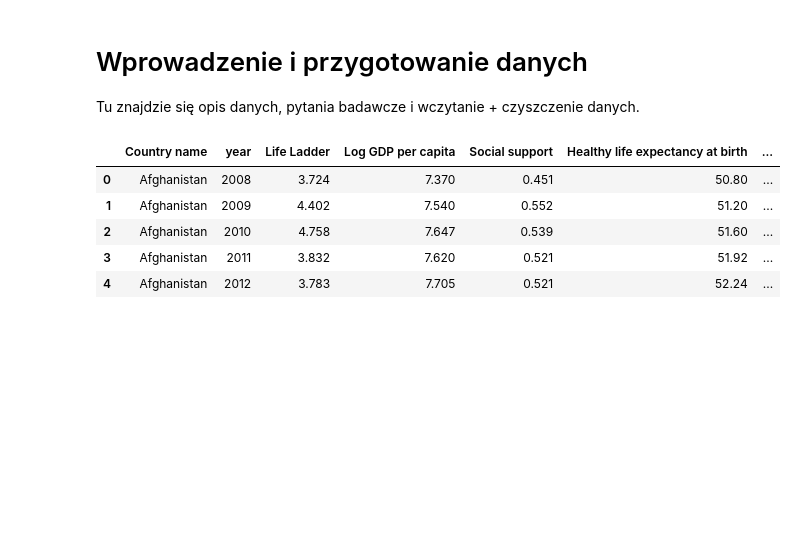
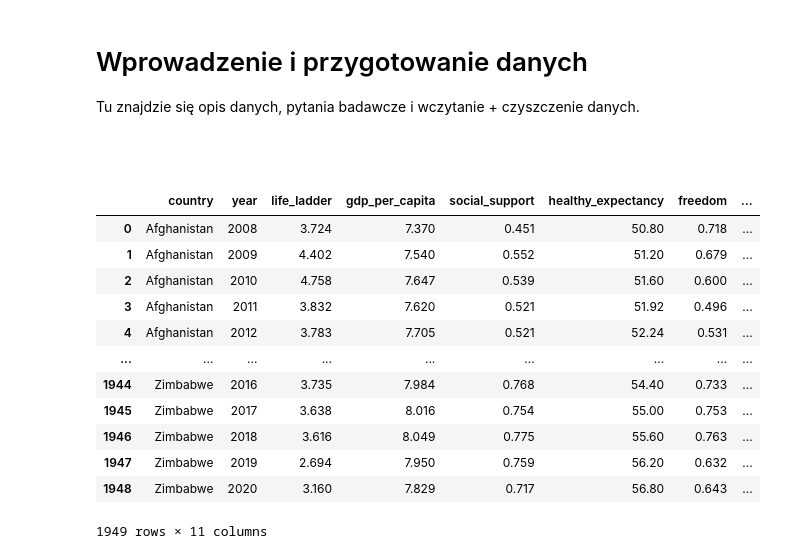
Before and after one commit to lukaszkortals/sad_proj, a Jupyter notebook: notebooks/01_wprowadzenie_i_czyszczenie.ipynb, the cells around one changed output. Cells and saved outputs as stored; diff of their text form; code cells hidden in the pictures; blank space fills up the shorter version.

Commit message:
- dodanie przetworzonego dataseta - wyszukanie brakujących wartośći - dodanie zarysu problemu badawczego

```diff
--- a/notebooks/01_wprowadzenie_i_czyszczenie.ipynb
+++ b/notebooks/01_wprowadzenie_i_czyszczenie.ipynb
@@ -2,18 +2,3 @@
 # Wprowadzenie i przygotowanie danych
 
 Tu znajdzie się opis danych, pytania badawcze i wczytanie + czyszczenie danych.
-# %%
-# Importy i wczytanie danych
-import pandas as pd
-import matplotlib.pyplot as plt
-import seaborn as sns
-
-df = pd.read_csv('../data/world-happiness-report.csv')
-df.head()
-# %% [output]
-|  | Country name | year | Life Ladder | Log GDP per capita | Social support | Healthy life expectancy at birth | ... |
-| 0 | Afghanistan | 2008 | 3.724 | 7.370 | 0.451 | 50.80 | ... |
-| 1 | Afghanistan | 2009 | 4.402 | 7.540 | 0.552 | 51.20 | ... |
-| 2 | Afghanistan | 2010 | 4.758 | 7.647 | 0.539 | 51.60 | ... |
-| 3 | Afghanistan | 2011 | 3.832 | 7.620 | 0.521 | 51.92 | ... |
-| 4 | Afghanistan | 2012 | 3.783 | 7.705 | 0.521 | 52.24 | ... |
@@ -22,0 +41,28 @@ df.head()
+# %%
+# wczytanie dataseta i sprawdzenie czy jest wczytany poprawnie
+df = pd.read_csv('../data/world-happiness-report.csv')
+df.rename(columns={'Country name': 'country'}, inplace=True)
+df.rename(columns={'Life Ladder': 'life_ladder'}, inplace=True)
+df.rename(columns={'Log GDP per capita' : 'gdp_per_capita'}, inplace=True)
+df.rename(columns={'Social support': 'social_support'}, inplace=True)
+df.rename(columns={'Healthy life expectancy at birth': 'healthy_expectancy'}, inplace=True)
+df.rename(columns={'Freedom to make life choices': 'freedom'}, inplace=True)
+df.rename(columns={'Generosity': 'generosity'}, inplace=True)
+df.rename(columns={'Perceptions of corruption': 'corruption'}, inplace=True)
+df.rename(columns={'Positive affect': 'positive_affect'}, inplace=True)
+df.rename(columns={'Negative affect': 'negative_affect'}, inplace=True)
+df #.head()
+# %% [output]
+|  | country | year | life_ladder | gdp_per_capita | social_support | healthy_expectancy | freedom | ... |
+| 0 | Afghanistan | 2008 | 3.724 | 7.370 | 0.451 | 50.80 | 0.718 | ... |
+| 1 | Afghanistan | 2009 | 4.402 | 7.540 | 0.552 | 51.20 | 0.679 | ... |
+| 2 | Afghanistan | 2010 | 4.758 | 7.647 | 0.539 | 51.60 | 0.600 | ... |
+| 3 | Afghanistan | 2011 | 3.832 | 7.620 | 0.521 | 51.92 | 0.496 | ... |
+| 4 | Afghanistan | 2012 | 3.783 | 7.705 | 0.521 | 52.24 | 0.531 | ... |
+| ... | ... | ... | ... | ... | ... | ... | ... | ... |
+| 1944 | Zimbabwe | 2016 | 3.735 | 7.984 | 0.768 | 54.40 | 0.733 | ... |
+| 1945 | Zimbabwe | 2017 | 3.638 | 8.016 | 0.754 | 55.00 | 0.753 | ... |
+| 1946 | Zimbabwe | 2018 | 3.616 | 8.049 | 0.775 | 55.60 | 0.763 | ... |
+| 1947 | Zimbabwe | 2019 | 2.694 | 7.950 | 0.759 | 56.20 | 0.632 | ... |
+| 1948 | Zimbabwe | 2020 | 3.160 | 7.829 | 0.717 | 56.80 | 0.643 | ... |
+1949 rows × 11 columns
```
Also changed, not shown: parts of 9 cells of this notebook, 3 other files.
